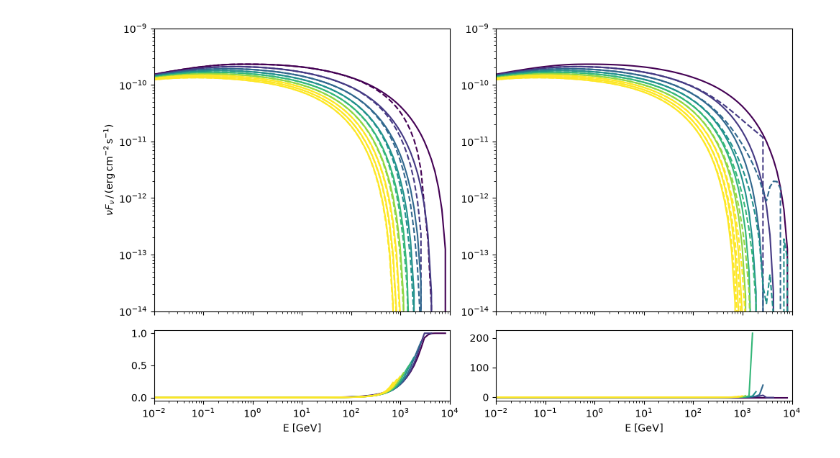
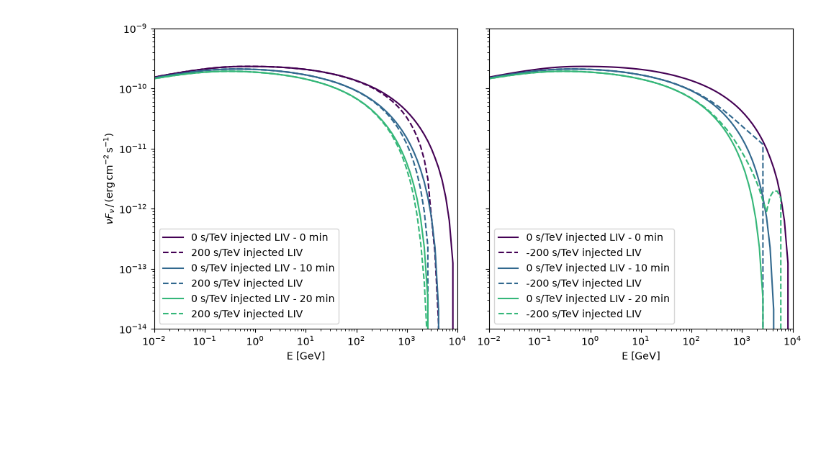
Before and after one commit to cosimoNigro/agnpy, a Jupyter notebook: docs/snippets/time_evolution_liv.ipynb, the cells around one changed output. Cells and saved outputs as stored; diff of their text form; code cells hidden in the pictures; blank space fills up the shorter version.

Commit message:
Plot n=1 - check

```diff
--- a/docs/snippets/time_evolution_liv.ipynb
+++ b/docs/snippets/time_evolution_liv.ipynb
@@ -59,77 +59,57 @@ with_negliv = LIVdelay(lambda_liv=-200*u.s/u.TeV, n_liv=1, blob=blob_negliv, nu_
 # %%
 cmap = plt.get_cmap('viridis')
 
-fig, ax = plt.subplots(2,2, sharex=True, figsize=(10,6), height_ratios=[8,2])
+fig, ax = plt.subplots(1,2, sharex=True, sharey=True, figsize=(10,5))
 
-for i in range(9):
+for i in range(3):
     zeroliv = reference_0liv.evaluate(i*10*u.min)
     posliv = with_posliv.evaluate(i*10*u.min)
     negliv = with_negliv.evaluate(i*10*u.min)
 
     # Positive LIV
-    ax[0][0].plot(
+    ax[0].plot(
         E_syn,
         zeroliv,
-        label="0 s/TeV injected LIV - {}".format(i*10*u.min),
-        color=cmap(i / 6)
+        label="0 s/TeV injected LIV - {:.0f}".format(i*10*u.min),
+        color=cmap(i / 3)
     )
-    ax[0][0].plot(
+    ax[0].plot(
         E_syn,
         posliv,
         '--',
         label=r"200 s/TeV injected LIV",
-        color=cmap(i / 6)
-    )
-    ax[1][0].plot(
-        E_syn,
-        -(posliv - zeroliv) / zeroliv,
-        color=cmap(i / 6)
+        color=cmap(i / 3)
     )
 
-
     # Negative LIV
-    ax[0][1].plot(
+    ax[1].plot(
         E_syn,
         zeroliv,
-        label=r"0 s/TeV injected LIV",
-        color=cmap(i / 6)
+        label="0 s/TeV injected LIV - {:.0f}".format(i*10*u.min),
+        color=cmap(i / 3)
     )
-    ax[0][1].plot(
+    ax[1].plot(
         E_syn,
         negliv,
         '--',
         label=r"-200 s/TeV injected LIV",
-        color=cmap(i / 6)
-    )
-    ax[1][1].plot(
-        E_syn,
-        (negliv - zeroliv) / zeroliv,
-        color=cmap(i / 6)
+        color=cmap(i / 3)
     )
 
 
-ax[0][0].set_xscale('log')
-ax[0][0].set_xlim([1e-2, 1e4]) # GeV
-# ax[0][0].set_xlim([1e18, 1e28]) # Hz
-ax[0][0].set_yscale('log')
-ax[0][0].set_ylabel(r"$\nu F_{\nu}\,/\,(\mathrm{erg}\,\mathrm{cm}^{-2}\,\mathrm{s}^{-1})$") # x-axis in GeV, but y-axis in erg cm-2 s-1 (?)
-ax[0][0].set_ylim([1e-14, 1e-9])
-# ax[0][0].legend()
-ax[1][0].set_yscale('log')
-ax[1][1].set_yscale('log')
+ax[0].set_xscale('log')
+ax[0].set_xlim([1e-2, 1e4]) # GeV
+ax[0].set_xlabel('E [GeV]')
+ax[1].set_xlabel('E [GeV]')
 
-# ax[0][1].set_xscale('log')
-# ax[0][1].set_xlim([1e-6, 1e7])
-ax[0][1].set_yscale('log')
-ax[0][1].set_ylim([1e-14, 1e-9])
-# ax[0][1].legend()
+ax[0].set_yscale('log')
+ax[0].set_ylabel(r"$\nu F_{\nu}\,/\,(\mathrm{erg}\,\mathrm{cm}^{-2}\,\mathrm{s}^{-1})$")
+ax[0].set_ylim([1e-14, 1e-9])
 
-# ax[1][0].set_ylim()
-
-ax[1][0].set_xlabel('E [GeV]')
-ax[1][1].set_xlabel('E [GeV]')
+ax[0].legend()
+ax[1].legend()
 
 plt.tight_layout()
 plt.show()
 # %% [output]
-[figure, old version]
+[figure, new version]
```
